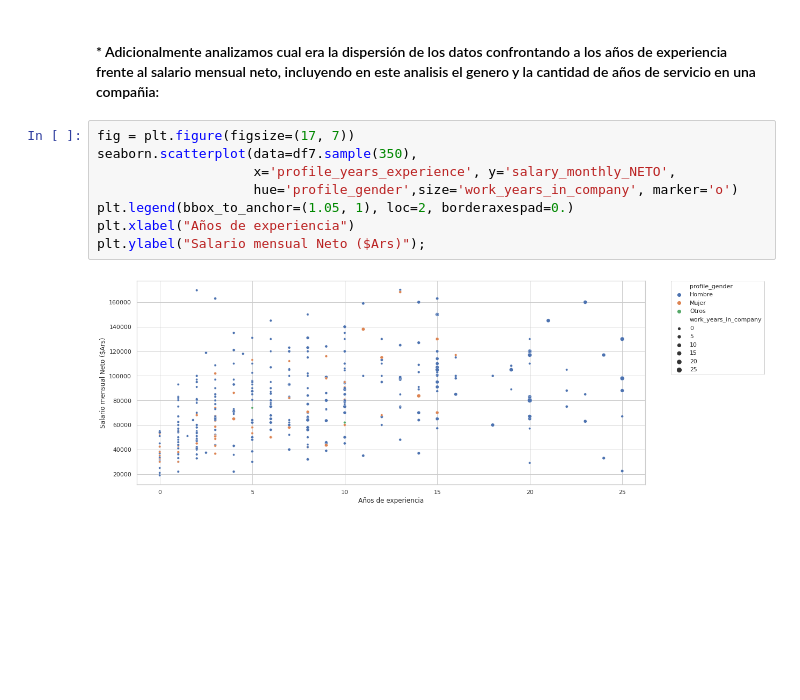
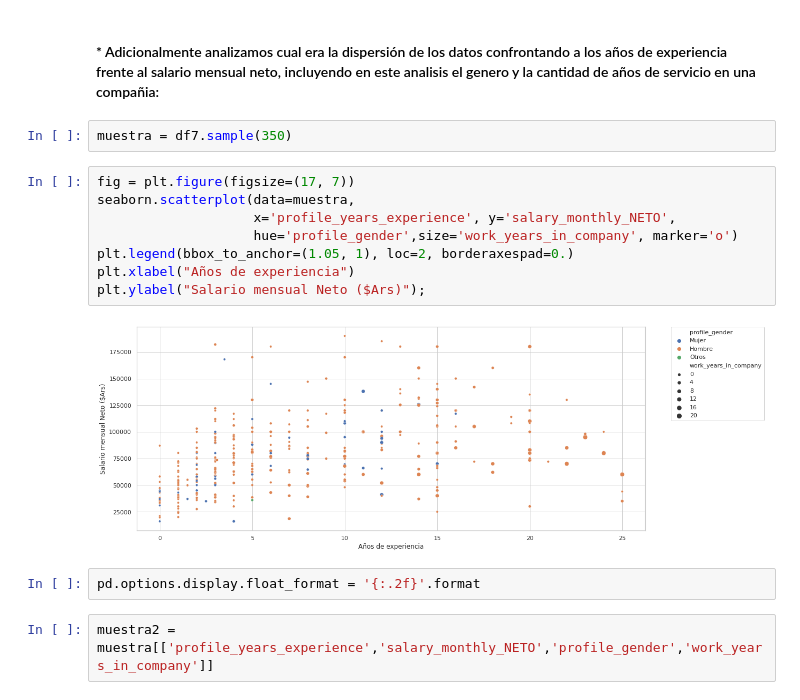
Before and after one commit to argennof/Data_A-V_2022, a Jupyter notebook: Grupo_24_AyVD_Entregable_Parte_1.ipynb, the cells around one changed output. Saved outputs shown, nothing was run; the diff lists cells and outputs as text; blank space fills up the shorter version.

```diff
--- a/Grupo_24_AyVD_Entregable_Parte_1.ipynb
+++ b/Grupo_24_AyVD_Entregable_Parte_1.ipynb
@@ -722,13 +720,19 @@ dfm = df_without_outliers[df_e]
 df7 = dfm.reset_index().drop_duplicates(subset='index', keep='first').set_index('index')
 # %% [markdown]
 #### * Adicionalmente analizamos cual era la dispersión de los datos confrontando a los años de experiencia frente al salario mensual neto, incluyendo en este analisis el genero y la cantidad de años de servicio en una compañia:
+# %%
+muestra = df7.sample(350)
 # %%
 fig = plt.figure(figsize=(17, 7))
-seaborn.scatterplot(data=df7.sample(350),
+seaborn.scatterplot(data=muestra,
                     x='profile_years_experience', y='salary_monthly_NETO',
                     hue='profile_gender',size='work_years_in_company', marker='o')
 plt.legend(bbox_to_anchor=(1.05, 1), loc=2, borderaxespad=0.)
 plt.xlabel("Años de experiencia")
 plt.ylabel("Salario mensual Neto ($Ars)");
 # %% [output]
-[figure, old version]
+[figure, new version]
+# %%
+pd.options.display.float_format = '{:.2f}'.format
+# %%
+muestra2 = muestra[['profile_years_experience','salary_monthly_NETO','profile_gender','work_years_in_company']]
```
Also changed, not shown: parts of 5 cells of this notebook.
